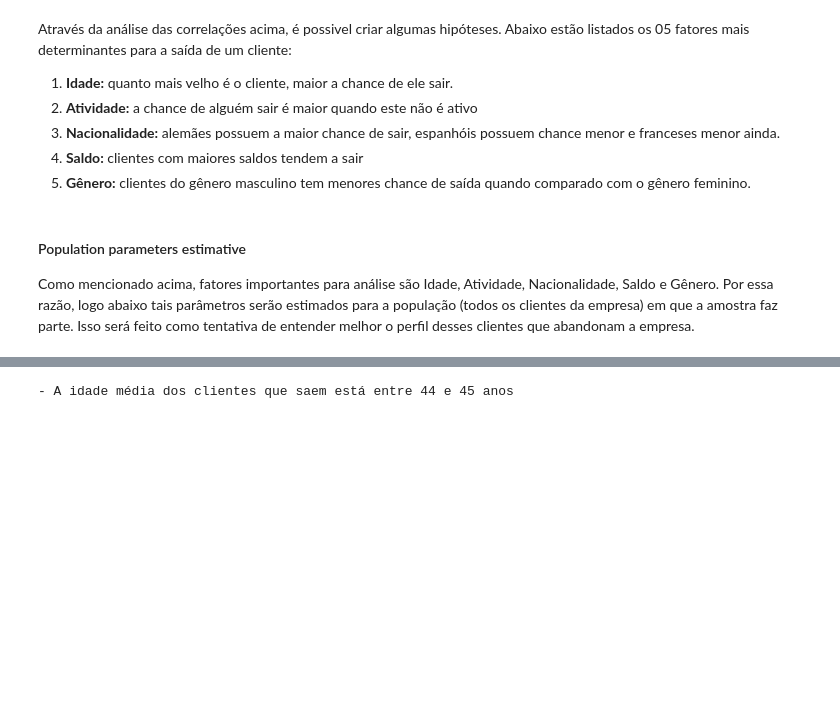
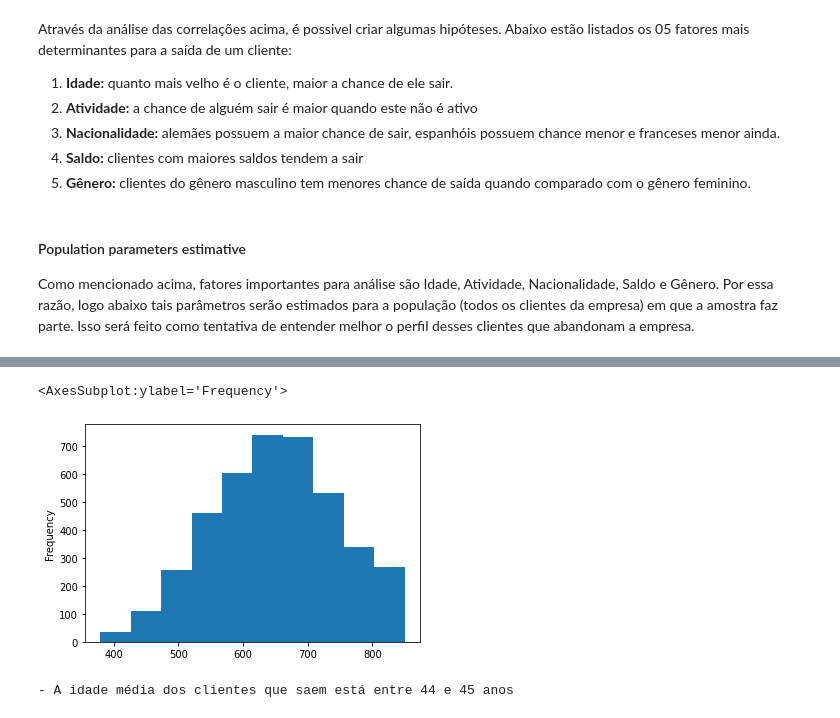
Before and after one commit to ViniPilan/churn-prediction, a Jupyter notebook: Notebooks/exploratory-data-analysis.ipynb, the cells around one changed output, grey strips where cells are left out. Drawn from its saved outputs; the diff is of its cells as text; code cells hidden in the pictures; blank space fills up the shorter version.

```diff
--- a/Notebooks/exploratory-data-analysis.ipynb
+++ b/Notebooks/exploratory-data-analysis.ipynb
@@ -336,3 +348,8 @@ Como mencionado acima, fatores importantes para análise são Idade, Atividade,
+# %%
+data['CreditScore'].plot(kind='hist')
+# %% [output]
+<AxesSubplot:ylabel='Frequency'>
+[figure, added]
 # %%
 # Age estimative
 u_hat = data.query('Exited == 1')['Age'].mean()
```
Also changed, not shown: parts of 2 cells of this notebook, 1 other file.
